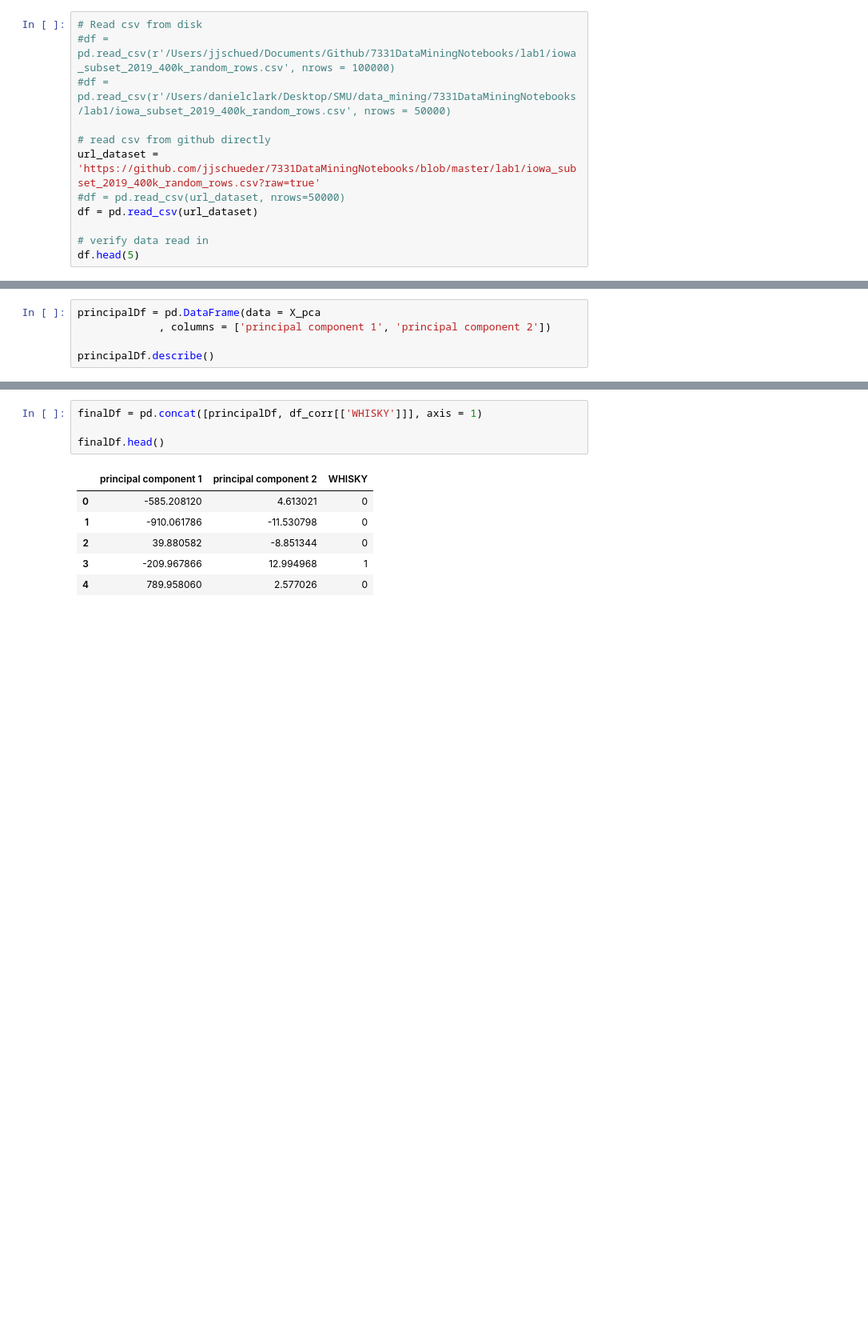
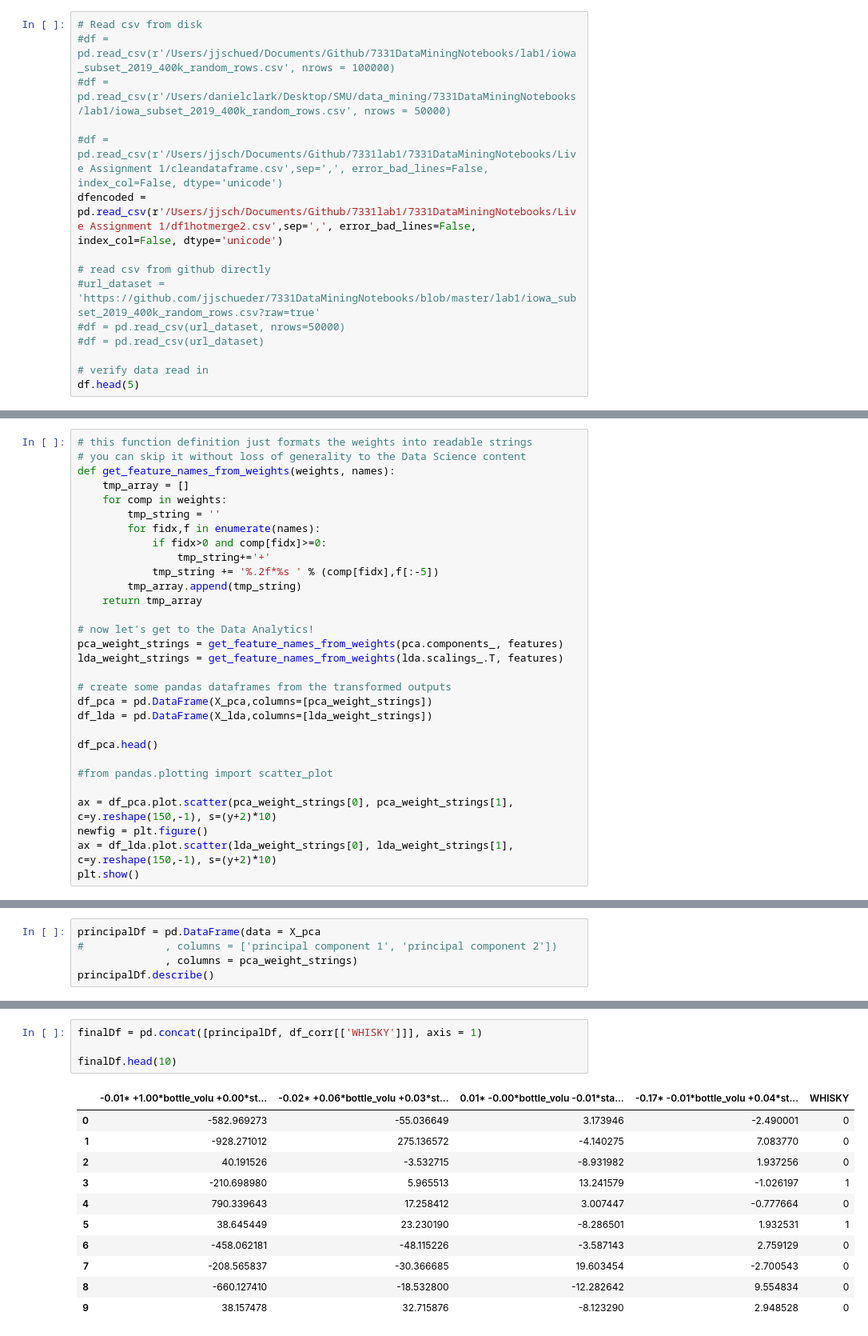
Before and after one commit to jjschueder/7331DataMiningNotebooks, a Jupyter notebook: Live Assignment 1/msds7331_live _1.ipynb, the cells around one changed output, grey strips where cells are left out. Shown at 80% size. Cells and saved outputs as stored; diff of their text form; blank space fills up the shorter version.

```diff
--- a/Live Assignment 1/msds7331_live _1.ipynb
+++ b/Live Assignment 1/msds7331_live _1.ipynb
@@ -51,10 +51,13 @@ We will be querying the 2019 data and subsetting a random sample of 400,000 rows
 #df =  pd.read_csv(r'/Users/jjschued/Documents/Github/7331DataMiningNotebooks/lab1/iowa_subset_2019_400k_random_rows.csv', nrows = 100000)
 #df =  pd.read_csv(r'/Users/danielclark/Desktop/SMU/data_mining/7331DataMiningNotebooks/lab1/iowa_subset_2019_400k_random_rows.csv', nrows = 50000)
 
+#df =  pd.read_csv(r'/Users/jjsch/Documents/Github/7331lab1/7331DataMiningNotebooks/Live Assignment 1/cleandataframe.csv',sep=',', error_bad_lines=False, index_col=False, dtype='unicode')
+dfencoded =  pd.read_csv(r'/Users/jjsch/Documents/Github/7331lab1/7331DataMiningNotebooks/Live Assignment 1/df1hotmerge2.csv',sep=',', error_bad_lines=False, index_col=False, dtype='unicode')
+
 # read csv from github directly
-url_dataset = 'https://github.com/jjschueder/7331DataMiningNotebooks/blob/master/lab1/iowa_subset_2019_400k_random_rows.csv?raw=true'
+#url_dataset = 'https://github.com/jjschueder/7331DataMiningNotebooks/blob/master/lab1/iowa_subset_2019_400k_random_rows.csv?raw=true'
 #df = pd.read_csv(url_dataset, nrows=50000)
-df = pd.read_csv(url_dataset)
+#df = pd.read_csv(url_dataset)
 
 # verify data read in
 df.head(5)
@@ -269,0 +308,30 @@ lda: [[-0.00589082 -0.00095126  0.13870644 -0.00166674  0.04170408  0.00042601]]
+# %%
+# this function definition just formats the weights into readable strings
+# you can skip it without loss of generality to the Data Science content
+def get_feature_names_from_weights(weights, names):
+    tmp_array = []
+    for comp in weights:
+        tmp_string = ''
+        for fidx,f in enumerate(names):
+            if fidx>0 and comp[fidx]>=0:
+                tmp_string+='+'
+            tmp_string += '%.2f*%s ' % (comp[fidx],f[:-5])
+        tmp_array.append(tmp_string)
+    return tmp_array
+
+# now let's get to the Data Analytics!
+pca_weight_strings = get_feature_names_from_weights(pca.components_, features)
+lda_weight_strings = get_feature_names_from_weights(lda.scalings_.T, features)
+
+# create some pandas dataframes from the transformed outputs
+df_pca = pd.DataFrame(X_pca,columns=[pca_weight_strings])
+df_lda = pd.DataFrame(X_lda,columns=[lda_weight_strings])
+
+df_pca.head()
+
+#from pandas.plotting import scatter_plot
+
+ax = df_pca.plot.scatter(pca_weight_strings[0], pca_weight_strings[1], c=y.reshape(150,-1), s=(y+2)*10)
+newfig = plt.figure()
+ax = df_lda.plot.scatter(lda_weight_strings[0], lda_weight_strings[1], c=y.reshape(150,-1), s=(y+2)*10)
+plt.show()
@@ -272,7 +362,7 @@ Now what we did here was isolate our categorical variable "Whiskey" and fit a PC
 Scaling it in this way allows our model to utilize and compare all variables on the same plane.
 # %%
 principalDf = pd.DataFrame(data = X_pca
-             , columns = ['principal component 1', 'principal component 2'])
-
+#             , columns = ['principal component 1', 'principal component 2'])
+              , columns = pca_weight_strings)
 principalDf.describe()
 # %% [output]
@@ -291,11 +381,16 @@ The mean principal component is nearly off the scale due to the effect of outlie
 # %%
 finalDf = pd.concat([principalDf, df_corr[['WHISKY']]], axis = 1)
 
-finalDf.head()
+finalDf.head(10)
 # %% [output]
-|  | principal component 1 | principal component 2 | WHISKY |
-| 0 | -585.208120 | 4.613021 | 0 |
-| 1 | -910.061786 | -11.530798 | 0 |
-| 2 | 39.880582 | -8.851344 | 0 |
-| 3 | -209.967866 | 12.994968 | 1 |
-| 4 | 789.958060 | 2.577026 | 0 |
+|  | -0.01* +1.00*bottle_volu +0.00*st... | -0.02* +0.06*bottle_volu +0.03*st... | 0.01* -0.00*bottle_volu -0.01*sta... | -0.17* -0.01*bottle_volu +0.04*st... | WHISKY |
+| 0 | -582.969273 | -55.036649 | 3.173946 | -2.490001 | 0 |
+| 1 | -928.271012 | 275.136572 | -4.140275 | 7.083770 | 0 |
+| 2 | 40.191526 | -3.532715 | -8.931982 | 1.937256 | 0 |
+| 3 | -210.698980 | 5.965513 | 13.241579 | -1.026197 | 1 |
+| 4 | 790.339643 | 17.258412 | 3.007447 | -0.777664 | 0 |
+| 5 | 38.645449 | 23.230190 | -8.286501 | 1.932531 | 1 |
+| 6 | -458.062181 | -48.115226 | -3.587143 | 2.759129 | 0 |
+| 7 | -208.565837 | -30.366685 | 19.603454 | -2.700543 | 0 |
+| 8 | -660.127410 | -18.532800 | -12.282642 | 9.554834 | 0 |
+| 9 | 38.157478 | 32.715876 | -8.123290 | 2.948528 | 0 |
```
Also changed, not shown: parts of 37 cells of this notebook, 3 other files.
